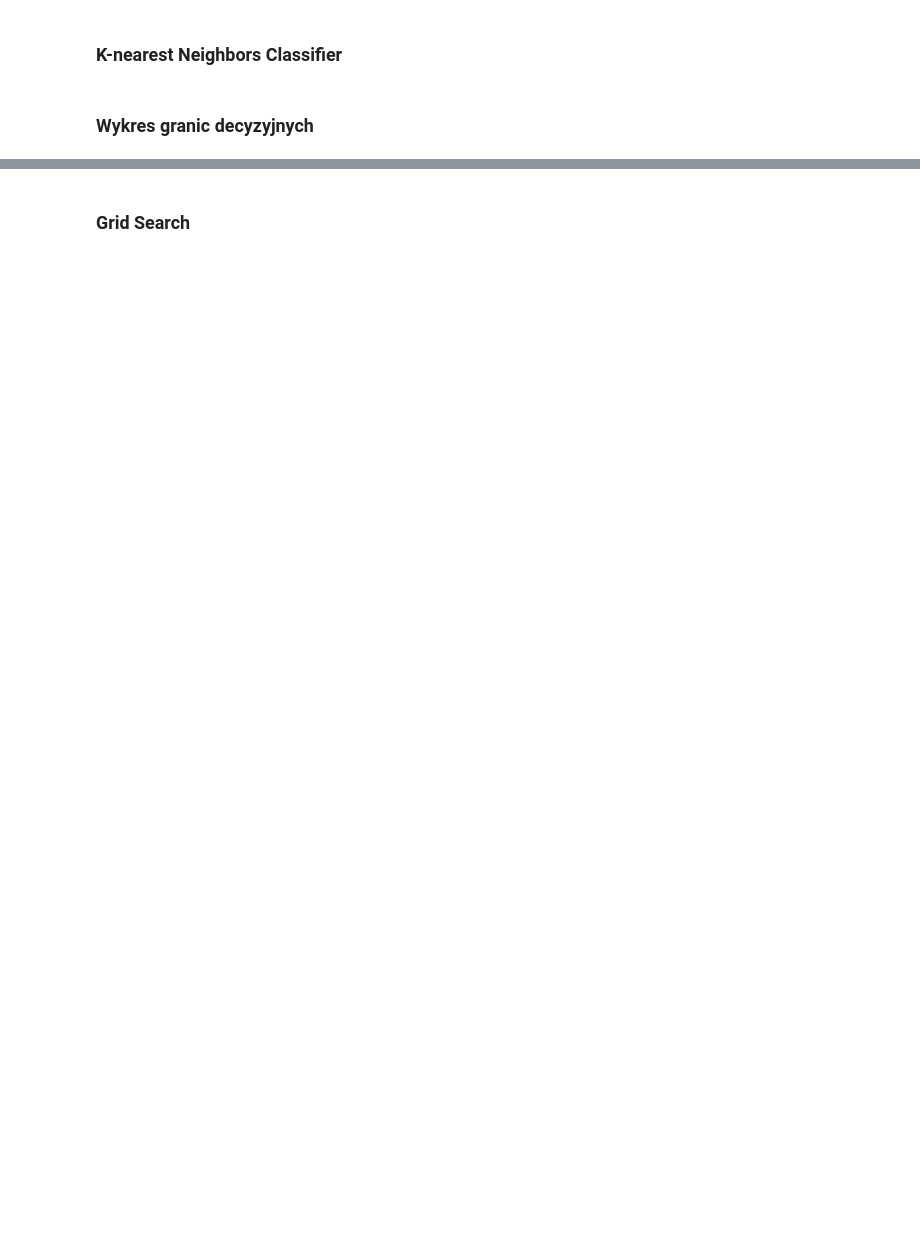
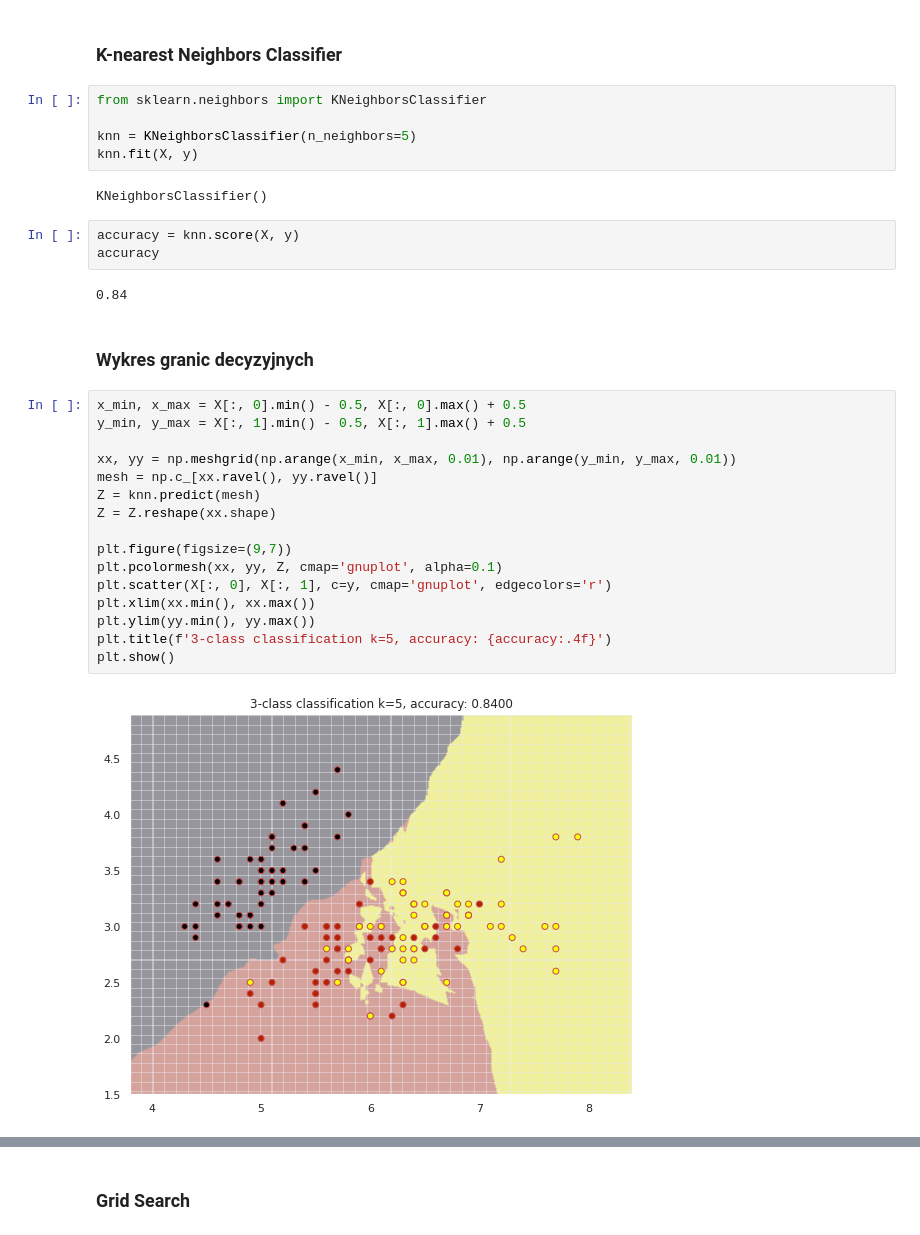
Before and after one commit to rafzieli/daca-science-bootcamp, a Jupyter notebook: 06_uczenie_maszynowe/07_k_najblizszych_sasiadow.ipynb, the cells around one changed output, grey strips where cells are left out. Saved outputs shown, nothing was run; the diff lists cells and outputs as text; blank space fills up the shorter version.

```diff
--- a/06_uczenie_maszynowe/07_k_najblizszych_sasiadow.ipynb
+++ b/06_uczenie_maszynowe/07_k_najblizszych_sasiadow.ipynb
@@ -45,4 +142,34 @@ Liczba sąsiadów jest określana przez użytkownika. Odległości zwykle kalkul
 # %% [markdown]
 ### <a name='a4'></a> K-nearest Neighbors Classifier
+# %%
+from sklearn.neighbors import KNeighborsClassifier
+
+knn = KNeighborsClassifier(n_neighbors=5)
+knn.fit(X, y)
+# %% [output]
+KNeighborsClassifier()
+# %%
+accuracy = knn.score(X, y)
+accuracy
+# %% [output]
+0.84
 # %% [markdown]
 ### <a name='a5'></a> Wykres granic decyzyjnych
+# %%
+x_min, x_max = X[:, 0].min() - 0.5, X[:, 0].max() + 0.5
+y_min, y_max = X[:, 1].min() - 0.5, X[:, 1].max() + 0.5
+
+xx, yy = np.meshgrid(np.arange(x_min, x_max, 0.01), np.arange(y_min, y_max, 0.01))
+mesh = np.c_[xx.ravel(), yy.ravel()]
+Z = knn.predict(mesh)
+Z = Z.reshape(xx.shape)
+
+plt.figure(figsize=(9,7))
+plt.pcolormesh(xx, yy, Z, cmap='gnuplot', alpha=0.1)
+plt.scatter(X[:, 0], X[:, 1], c=y, cmap='gnuplot', edgecolors='r')
+plt.xlim(xx.min(), xx.max())
+plt.ylim(yy.min(), yy.max())
+plt.title(f'3-class classification k=5, accuracy: {accuracy:.4f}')
+plt.show()
+# %% [output]
+[figure, added]
```
Also changed, not shown: parts of 15 cells of this notebook.
